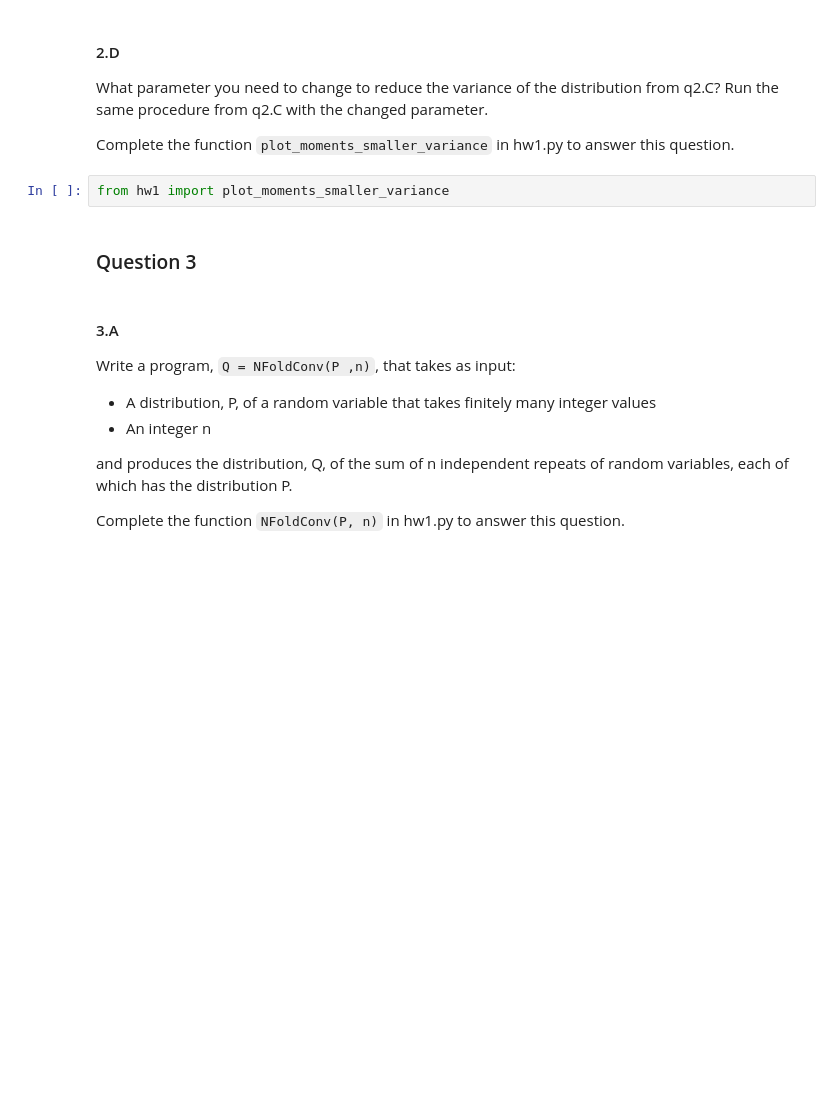
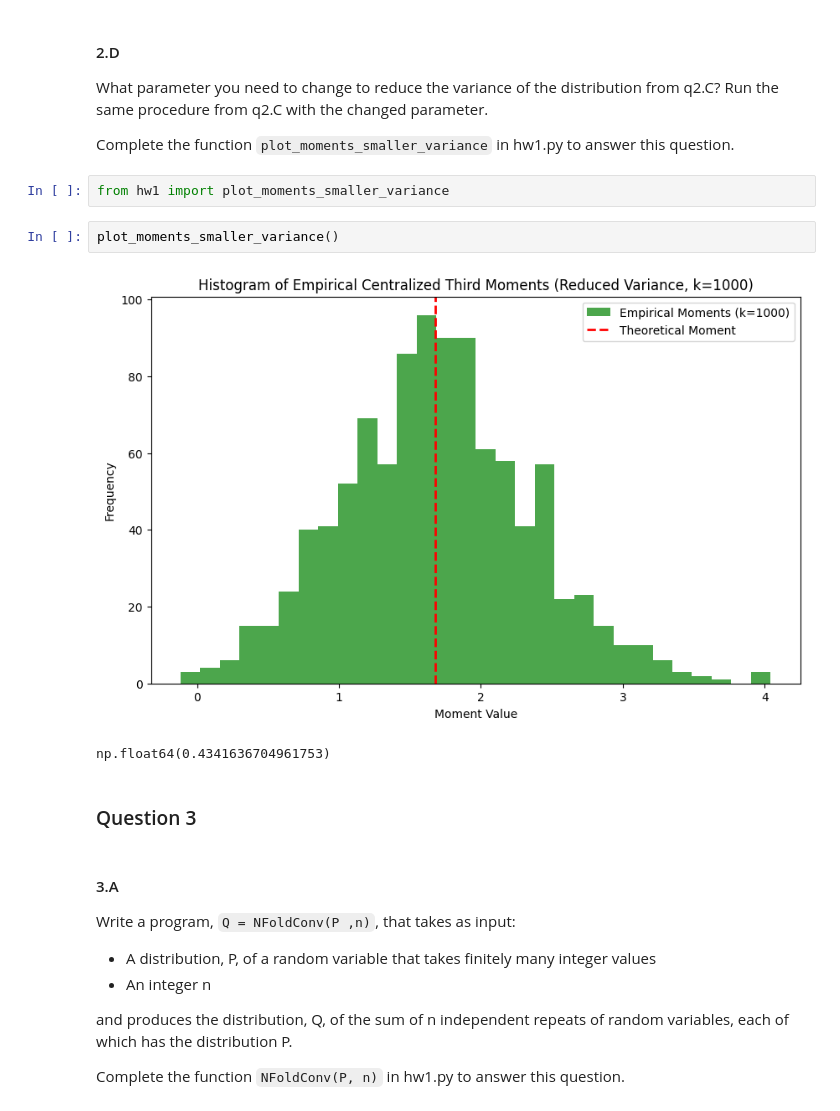
Before and after one commit to GurYon19/hw1, a Jupyter notebook: HW1.ipynb, the cells around one changed output. Drawn from its saved outputs; the diff is of its cells as text; blank space fills up the shorter version.

```diff
--- a/HW1.ipynb
+++ b/HW1.ipynb
@@ -142,6 +151,11 @@ Run the same procedure from q2.C with the changed parameter.
 Complete the function `plot_moments_smaller_variance` in hw1.py to answer this question.
 # %%
 from hw1 import plot_moments_smaller_variance
+# %%
+plot_moments_smaller_variance()
+# %% [output]
+[figure, added]
+np.float64(0.4341636704961753)
 # %% [markdown]
 ### Question 3
 # %% [markdown]
```
Also changed, not shown: parts of 5 cells of this notebook, 1 other file.
